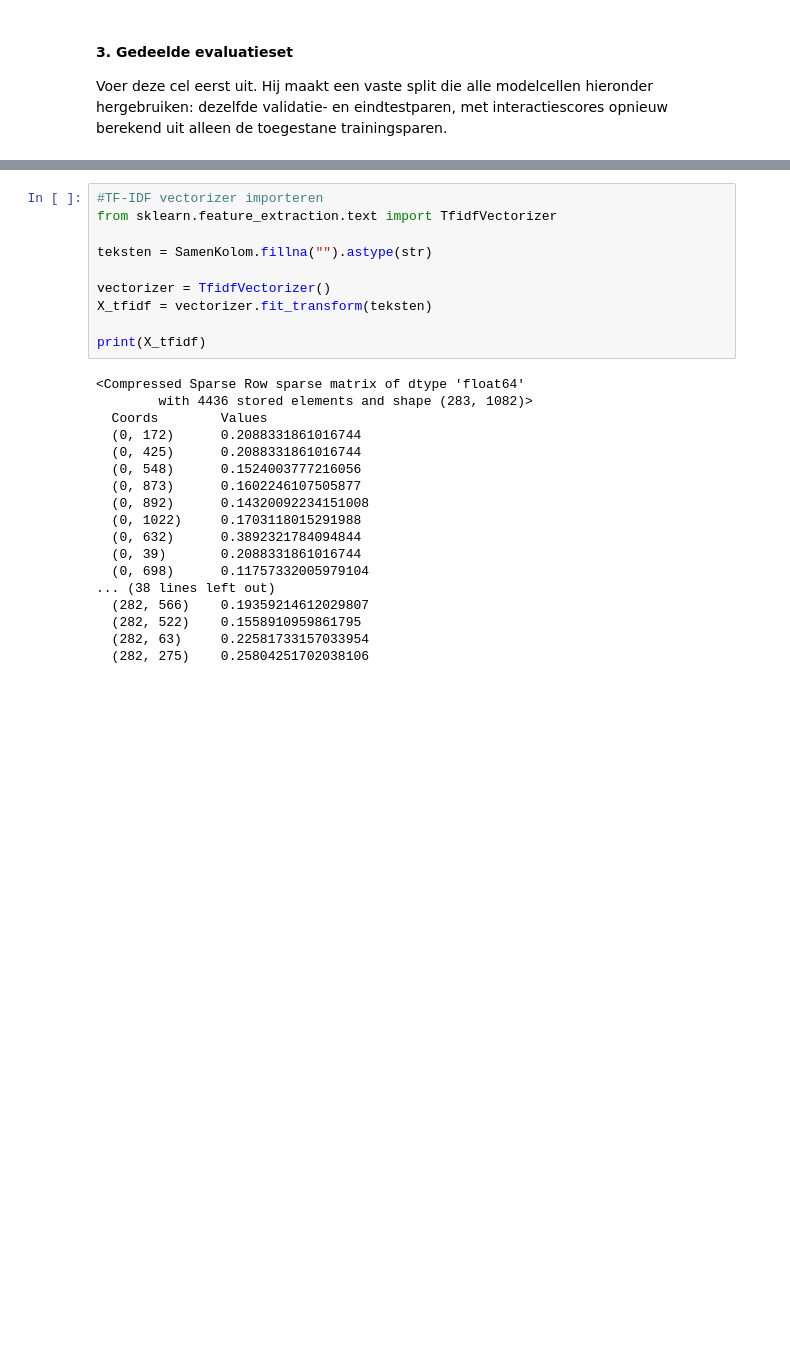
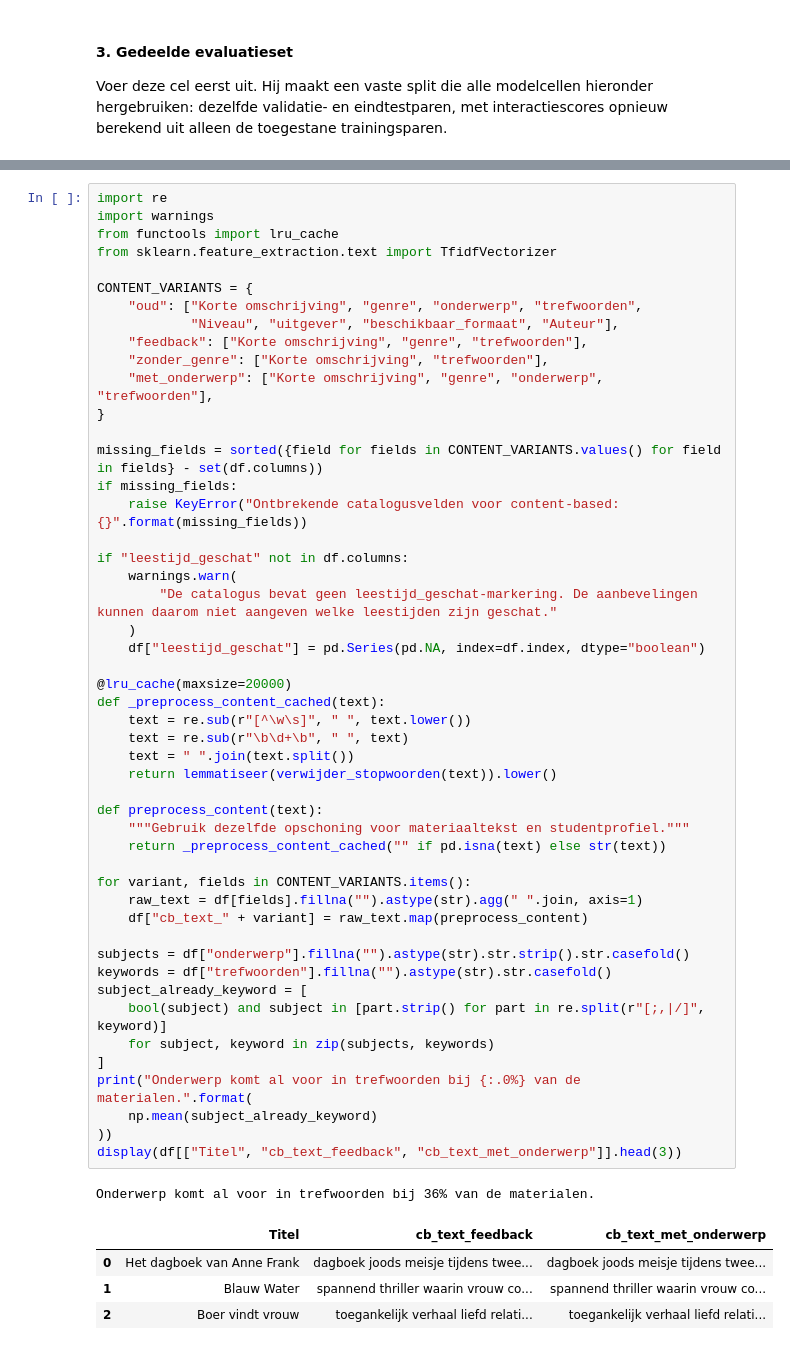
Before and after one commit to merijn1222/2.2Notebooks, a Jupyter notebook: Notebook.ipynb, the cells around one changed output, grey strips where cells are left out. Drawn from its saved outputs; the diff is of its cells as text; blank space fills up the shorter version.

```diff
--- a/Notebook.ipynb
+++ b/Notebook.ipynb
@@ -1580,29 +1510,56 @@ De content-based recommender maakt TF-IDF-vectoren van de leesmateriaalteksten e
 # %%
-#TF-IDF vectorizer importeren
+import re
+import warnings
+from functools import lru_cache
 from sklearn.feature_extraction.text import TfidfVectorizer
 
-teksten = SamenKolom.fillna("").astype(str)
+CONTENT_VARIANTS = {
+    "oud": ["Korte omschrijving", "genre", "onderwerp", "trefwoorden",
+            "Niveau", "uitgever", "beschikbaar_formaat", "Auteur"],
+    "feedback": ["Korte omschrijving", "genre", "trefwoorden"],
+    "zonder_genre": ["Korte omschrijving", "trefwoorden"],
+    "met_onderwerp": ["Korte omschrijving", "genre", "onderwerp", "trefwoorden"],
+}
 
-vectorizer = TfidfVectorizer()
-X_tfidf = vectorizer.fit_transform(teksten)
+missing_fields = sorted({field for fields in CONTENT_VARIANTS.values() for field in fields} - set(df.columns))
+if missing_fields:
+    raise KeyError("Ontbrekende catalogusvelden voor content-based: {}".format(missing_fields))
 
-print(X_tfidf)
+if "leestijd_geschat" not in df.columns:
+    warnings.warn(
+        "De catalogus bevat geen leestijd_geschat-markering. De aanbevelingen kunnen daarom niet aangeven welke leestijden zijn geschat."
+    )
+    df["leestijd_geschat"] = pd.Series(pd.NA, index=df.index, dtype="boolean")
+
+@lru_cache(maxsize=20000)
+def _preprocess_content_cached(text):
+    text = re.sub(r"[^\w\s]", " ", text.lower())
+    text = re.sub(r"\b\d+\b", " ", text)
+    text = " ".join(text.split())
+    return lemmatiseer(verwijder_stopwoorden(text)).lower()
+
+def preprocess_content(text):
+    """Gebruik dezelfde opschoning voor materiaaltekst en studentprofiel."""
+    return _preprocess_content_cached("" if pd.isna(text) else str(text))
+
+for variant, fields in CONTENT_VARIANTS.items():
+    raw_text = df[fields].fillna("").astype(str).agg(" ".join, axis=1)
+    df["cb_text_" + variant] = raw_text.map(preprocess_content)
+
+subjects = df["onderwerp"].fillna("").astype(str).str.strip().str.casefold()
+keywords = df["trefwoorden"].fillna("").astype(str).str.casefold()
+subject_already_keyword = [
+    bool(subject) and subject in [part.strip() for part in re.split(r"[;,|/]", keyword)]
+    for subject, keyword in zip(subjects, keywords)
+]
+print("Onderwerp komt al voor in trefwoorden bij {:.0%} van de materialen.".format(
+    np.mean(subject_already_keyword)
+))
+display(df[["Titel", "cb_text_feedback", "cb_text_met_onderwerp"]].head(3))
 # %% [output]
-<Compressed Sparse Row sparse matrix of dtype 'float64'
-        with 4436 stored elements and shape (283, 1082)>
-  Coords        Values
-  (0, 172)      0.2088331861016744
-  (0, 425)      0.2088331861016744
-  (0, 548)      0.1524003777216056
-  (0, 873)      0.1602246107505877
-  (0, 892)      0.14320092234151008
-  (0, 1022)     0.1703118015291988
-  (0, 632)      0.3892321784094844
-  (0, 39)       0.2088331861016744
-  (0, 698)      0.11757332005979104
-... (38 lines left out)
-  (282, 566)    0.19359214612029807
-  (282, 522)    0.1558910959861795
-  (282, 63)     0.22581733157033954
-  (282, 275)    0.25804251702038106
+Onderwerp komt al voor in trefwoorden bij 36% van de materialen.
+|  | Titel | cb_text_feedback | cb_text_met_onderwerp |
+| 0 | Het dagboek van Anne Frank | dagboek joods meisje tijdens twee... | dagboek joods meisje tijdens twee... |
+| 1 | Blauw Water | spannend thriller waarin vrouw co... | spannend thriller waarin vrouw co... |
+| 2 | Boer vindt vrouw | toegankelijk verhaal liefd relati... | toegankelijk verhaal liefd relati... |
 # %%
```
Also changed, not shown: parts of 22 cells of this notebook, 2 other files.
